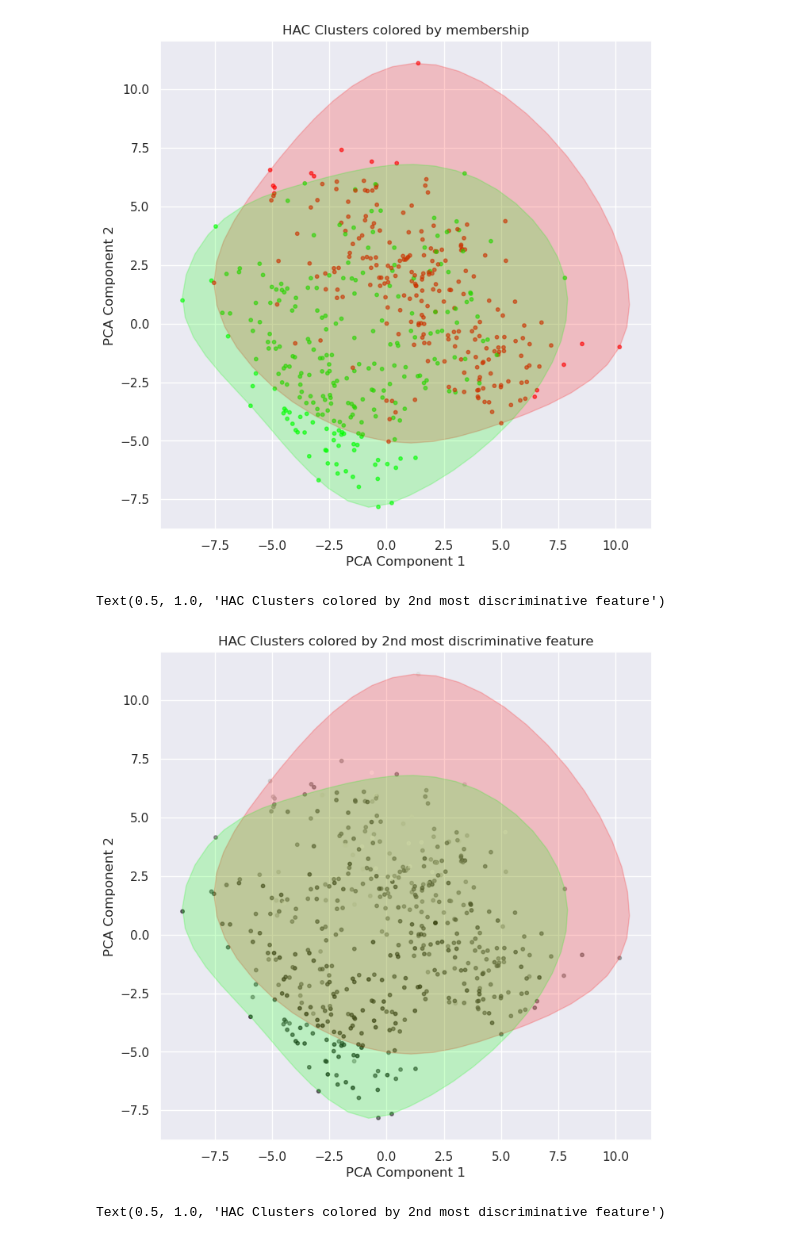
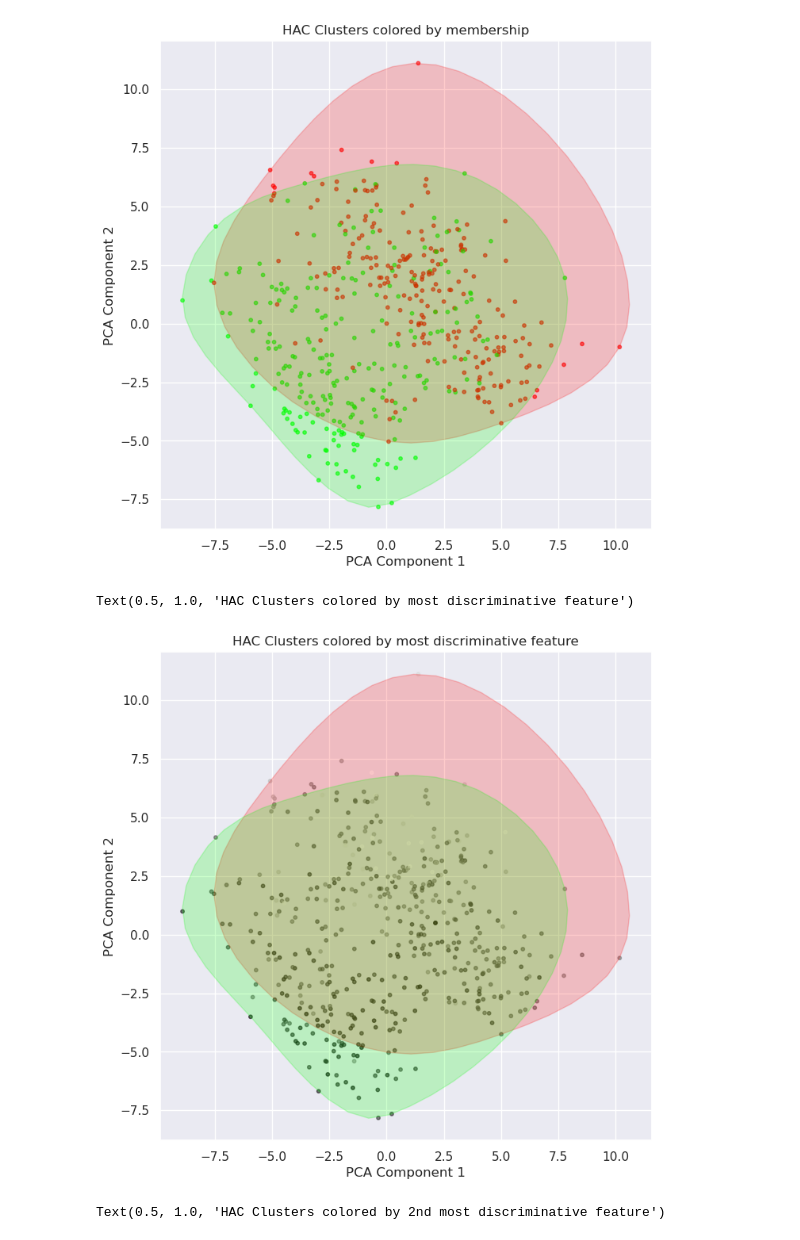
Before and after one commit to 1414vo/DIS-M1-Applied-DS, a Jupyter notebook: notebooks/Q5.ipynb, the cells around one changed output. Drawn from its saved outputs; the diff is of its cells as text; code cells hidden in the pictures.

```diff
--- a/notebooks/Q5.ipynb
+++ b/notebooks/Q5.ipynb
@@ -195,3 +199,12 @@ compare_predictions(
 |  | CLUSTER 1 (PARTITION 2) | CLUSTER 2 (PARTITION 2) |
 | CLUSTER 1 (PARTITION 1) | 225 | 12 |
 | CLUSTER 2 (PARTITION 1) | 107 | 133 |
+# %%
+hierarchical_limited = AgglomerativeClustering(n_clusters=n_clusters)
+# Print contingency matrix
+compare_predictions(
+    hierarchical.fit_predict(X),
+    hierarchical_limited.fit_predict(
+        X[:, np.argsort(hierarchical_feature_importance)[-100:]]
+    ),
+)
@@ -248,17 +265,17 @@ Text(0.5, 1.0, 'HAC Clusters colored by membership')
 # %%
 visualize_clusters(
     X,
     hierarchical,
     pca,
     2,
     hues=X[:, np.argsort(hierarchical_feature_importance)[-1]],
     cmap="Greys",
     has_centroids=False,
 )
-plt.title("HAC Clusters colored by 2nd most discriminative feature")
+plt.title("HAC Clusters colored by most discriminative feature")
 # %% [output]
-Text(0.5, 1.0, 'HAC Clusters colored by 2nd most discriminative feature')
+Text(0.5, 1.0, 'HAC Clusters colored by most discriminative feature')
-[figure, old version]
+[figure, new version]
 # %%
 visualize_clusters(
     X,
```
Also changed, not shown: parts of 3 cells of this notebook, 3 other files.
